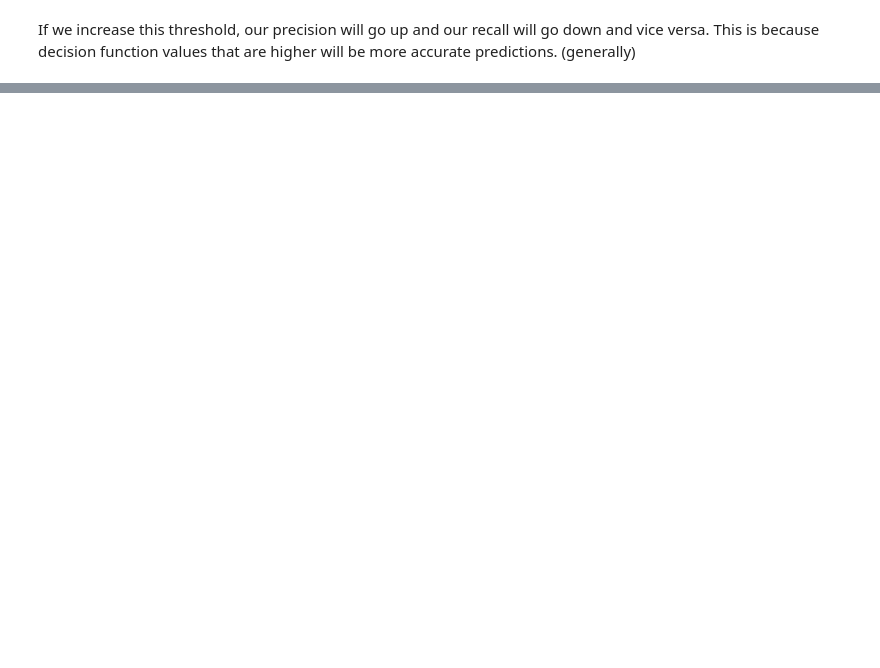
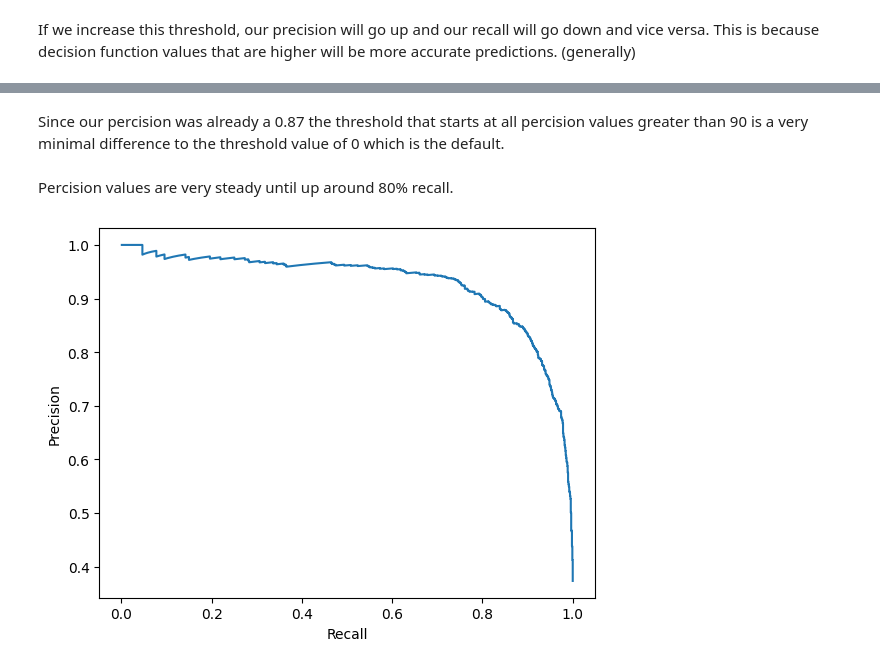
Before and after one commit to ryslipe/british_airlines, a Jupyter notebook: notebooks/07_sgdclassifier_model.ipynb, the cells around one changed output, grey strips where cells are left out. Saved outputs shown, nothing was run; the diff lists cells and outputs as text; code cells hidden in the pictures; blank space fills up the shorter version.

Commit message:
pr curve and auc score

```diff
--- a/notebooks/07_sgdclassifier_model.ipynb
+++ b/notebooks/07_sgdclassifier_model.ipynb
@@ -429,0 +441,19 @@ pos_scores_mean
+# %%
+# get the decision function scores
+y_scores = cross_val_predict(pipeline, X_train_stem, y_train, cv = 5, method = 'decision_function')
+# %%
+from sklearn.metrics import precision_recall_curve
+
+precisions, recalls, thresholds = precision_recall_curve(y_train, y_scores)
+
+def plot_precision_recall_vs_threshold(precisions, recalls, thresholds):
+    plt.plot(thresholds, precisions[:-1], 'b--', label = 'Precision')
+    plt.plot(thresholds, recalls[:-1], 'g-', label = 'Recall')
+    plt.axvline(x=threshold_90_precision, color='r', linestyle='--', label='Percision Greater than 90')
+    plt.legend()
+
+threshold_90_precision = thresholds[np.argmax(precisions >= 0.90)]
+print(threshold_90_precision)
+
+plot_precision_recall_vs_threshold(precisions, recalls, thresholds)
+plt.show()
@@ -429,0 +463,15 @@ pos_scores_mean
+# %% [markdown]
+Since our percision was already a 0.87 the threshold that starts at all percision values greater than 90 is a very minimal difference to the threshold value of 0 which is the default.
+# %% [markdown]
+Percision values are very steady until up around 80% recall.
+# %%
+#### percision vs recall curve
+def plot_percision_vs_recall(precisions, recalls):
+    plt.plot(recalls[:-1], precisions[:-1])
+    plt.xlabel('Recall')
+    plt.ylabel('Precision')
+
+plot_percision_vs_recall(precisions, recalls)
+plt.show()
+# %% [output]
+[figure, added]
```
Also changed, not shown: parts of 19 cells of this notebook, 2 other files.
